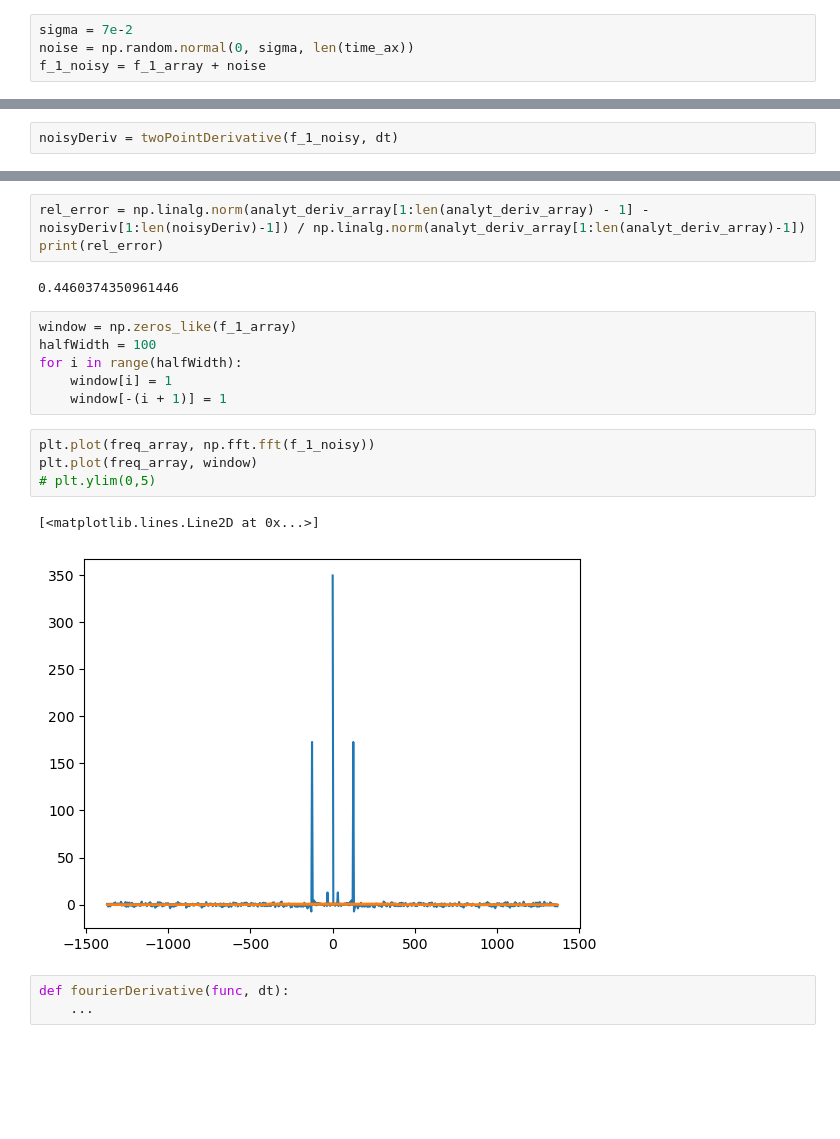
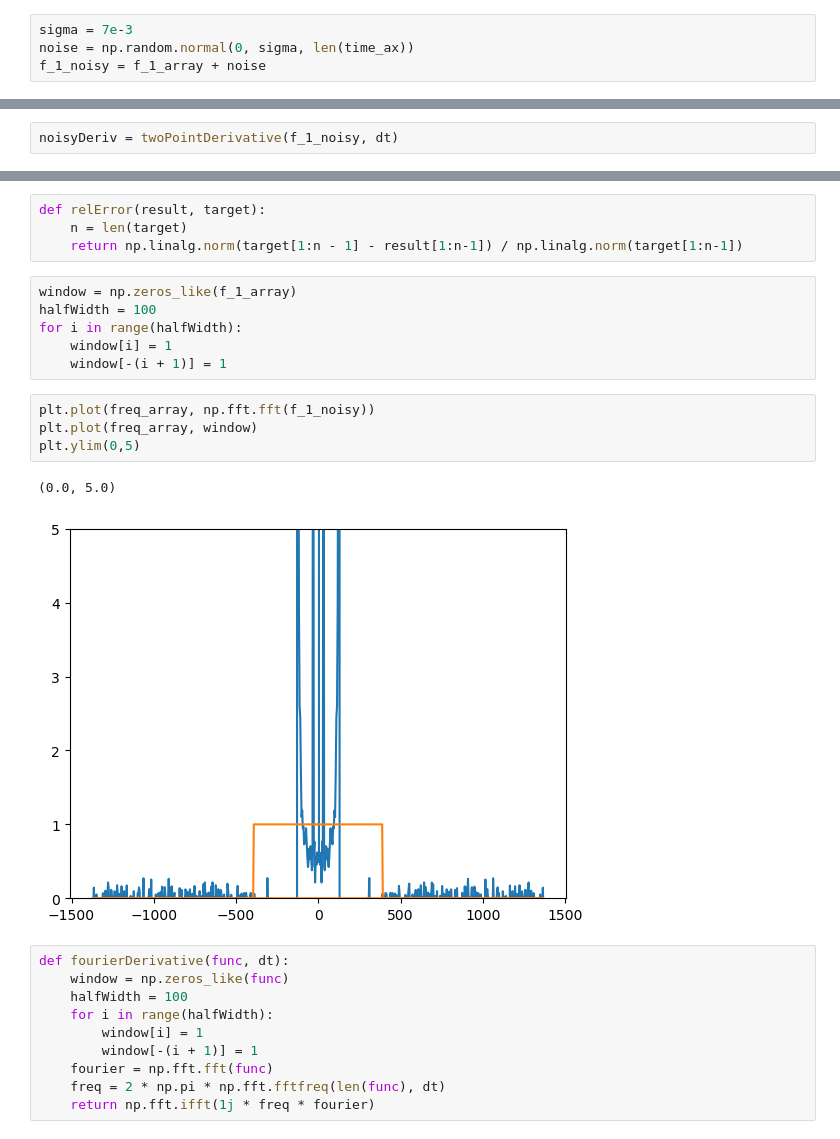
Before and after one commit to EHAT32/inverse, a Jupyter notebook: 11_11/derivative.ipynb, the cells around one changed output, grey strips where cells are left out. Drawn from its saved outputs; the diff is of its cells as text; blank space fills up the shorter version.

```diff
--- a/11_11/derivative.ipynb
+++ b/11_11/derivative.ipynb
@@ -66,7 +66,7 @@ plt.plot(time_ax, fourier_derivative)
 # %% [markdown]
 ### С шумом
 # %%
-sigma = 7e-2
+sigma = 7e-3
 noise = np.random.normal(0, sigma, len(time_ax))
 f_1_noisy = f_1_array + noise
 # %% [markdown]
@@ -82,8 +82,7 @@ plt.plot(time_ax, noisyDeriv)
 # %%
-rel_error = np.linalg.norm(analyt_deriv_array[1:len(analyt_deriv_array) - 1] - noisyDeriv[1:len(noisyDeriv)-1]) / np.linalg.norm(analyt_deriv_array[1:len(analyt_deriv_array)-1])
-print(rel_error)
+def relError(result, target):
+    n = len(target)
+    return np.linalg.norm(target[1:n - 1] - result[1:n-1]) / np.linalg.norm(target[1:n-1])
-# %% [output]
-0.4460374350961446
 # %%
 window = np.zeros_like(f_1_array)
 halfWidth = 100
@@ -93,10 +92,17 @@ for i in range(halfWidth):
 # %%
 plt.plot(freq_array, np.fft.fft(f_1_noisy))
 plt.plot(freq_array, window)
-# plt.ylim(0,5)
+plt.ylim(0,5)
 # %% [output]
-[<matplotlib.lines.Line2D at 0x...>]
+(0.0, 5.0)
-[figure, old version]
+[figure, new version]
-# %%
-def fourierDerivative(func, dt):
-    ...
+# %%
+def fourierDerivative(func, dt):
+    window = np.zeros_like(func)
+    halfWidth = 100
+    for i in range(halfWidth):
+        window[i] = 1
+        window[-(i + 1)] = 1
+    fourier = np.fft.fft(func)
+    freq = 2 * np.pi * np.fft.fftfreq(len(func), dt)
+    return np.fft.ifft(1j * freq * fourier)
```
Also changed, not shown: parts of 5 cells of this notebook.
